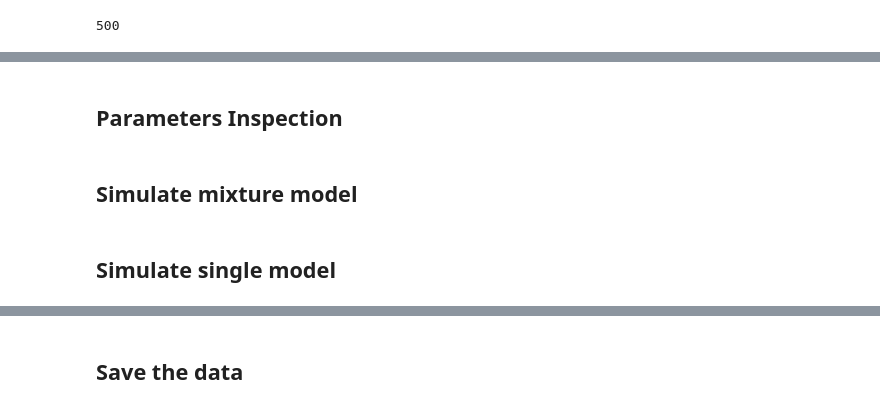
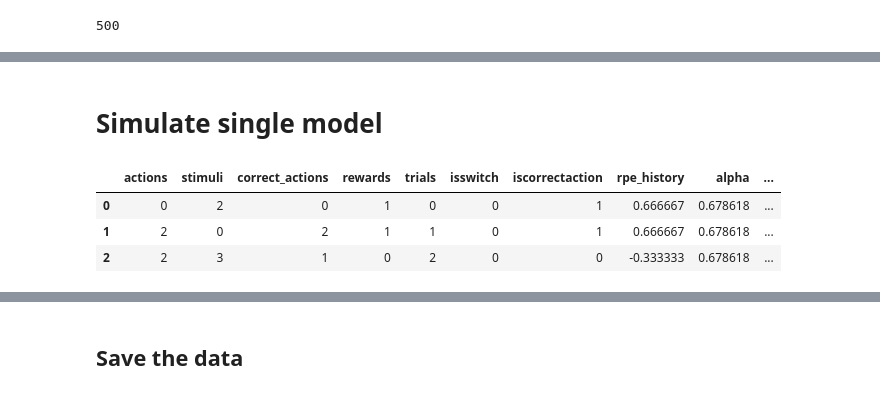
Before and after one commit to ti55987/DL4CM, a Jupyter notebook: simulation/simulation.ipynb, the cells around one changed output, grey strips where cells are left out. Cells and saved outputs as stored; diff of their text form; code cells hidden in the pictures.

```diff
--- a/simulation/simulation.ipynb
+++ b/simulation/simulation.ipynb
@@ -97,21 +100,2 @@ len(wrong_seq)
-# %% [markdown]
-## Parameters Inspection
-# %%
-eps_dist, _, a, b, _, _ = generate_beta_with_diff_means_sim_vars(
-    0.6, 0.6, 0.01, 500, 0, 1
-)
-
-v_dist, _, a, b, _, _ = generate_beta_with_diff_means_sim_vars(
-    0.4, 0.6, 0.01, 500, 0, 1
-)
-
-print(a, b)
-fig = plt.figure(figsize=(4, 3))
-ax = sns.histplot(eps_dist, bins=20, label="alpha0", alpha=0.5)
-ax = sns.histplot(eps_dist * v_dist, bins=20, label="alpha1", alpha=0.5)
-# ax = sns.histplot(v_dist2, bins=20, label="ns=6 (o)", alpha=0.5)
-ax.legend()
-ax.set_xlabel("WM weights")
-sns.despine()
 # %% [markdown]
-## Simulate mixture model
+# Simulate single model
@@ -150,30 +102,39 @@ else:
 # %%
+from rlf import generate_rlf_parameters
+from wm import generate_wm_parameters
+
+# Prepare the sequences
+model_name = "rlf"
+N_AGENTS = 100
+
+parameters_dist = (
+    generate_rlf_parameters(N_AGENTS)
+    if model_name == "rlf"
+    else generate_wm_parameters(N_AGENTS)
+)
 with ProcessPoolExecutor(max_workers=4) as executor:
     futures = [
         executor.submit(
-            simulate_mixture_agent,
+            simulate_agent,
             a,
+            pval,
             num_blocks,
-            conditions,
+            num_stimuli_list,
+            min_switches,
             iter_per_stimuli,
             num_actions,
-            all_seq,
-            using_rl=False,
-            params_dist={
-                "alpha": alpha_dist[a],
-                "eta2_wm": eta2_wm_dist[a],
-                "eta6_wm_p": eta6_wm_dist[a],
-                "phi": phi_dist[a],
-                "stickiness": sticky_dist[a],
-                "bias": bias_dist[a],
-                "eps": eps_dist[a],
-            },
+            all_seq[a % len(all_seq)],  # 500 different sequences
+            params_dist=parameters_dist[a],
         )
         for a in range(N_AGENTS)
     ]
     train_data_list = [future.result() for future in tqdm.tqdm(futures)]
 
 train_df = pd.concat(train_data_list)
-model_name = "wmh"
+
+train_df.head(3)
+# %% [output]
+|  | actions | stimuli | correct_actions | rewards | trials | isswitch | iscorrectaction | rpe_history | alpha | ... |
+| 0 | 0 | 2 | 0 | 1 | 0 | 0 | 1 | 0.666667 | 0.678618 | ... |
+| 1 | 2 | 0 | 2 | 1 | 1 | 0 | 1 | 0.666667 | 0.678618 | ... |
+| 2 | 2 | 3 | 1 | 0 | 2 | 0 | 0 | -0.333333 | 0.678618 | ... |
-# %% [markdown]
-## Simulate single model
```
Also changed, not shown: parts of 20 cells of this notebook, 10 other files.
